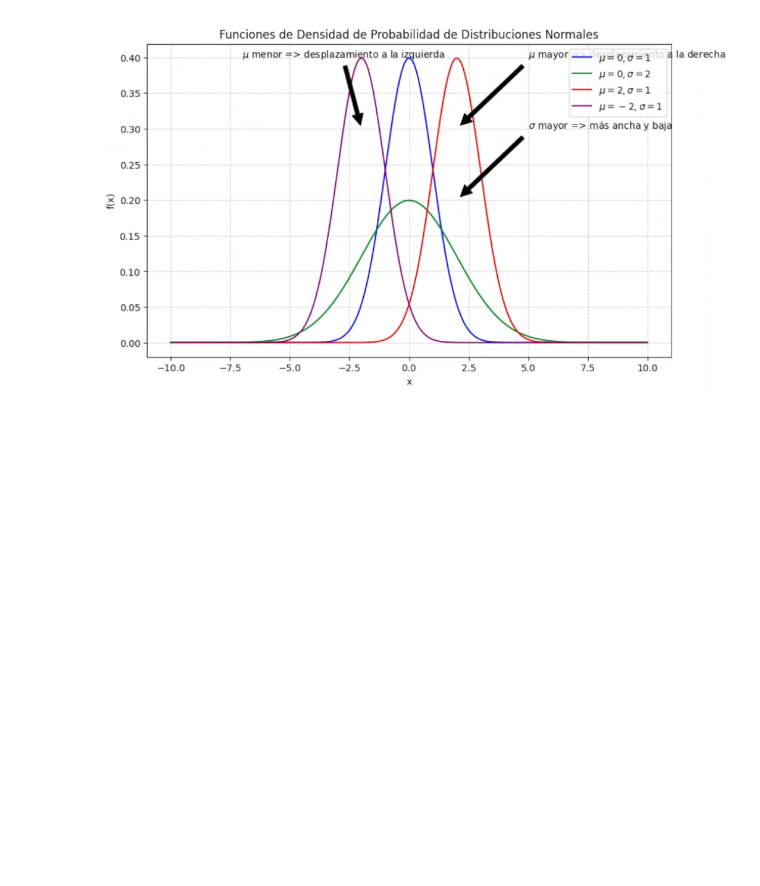
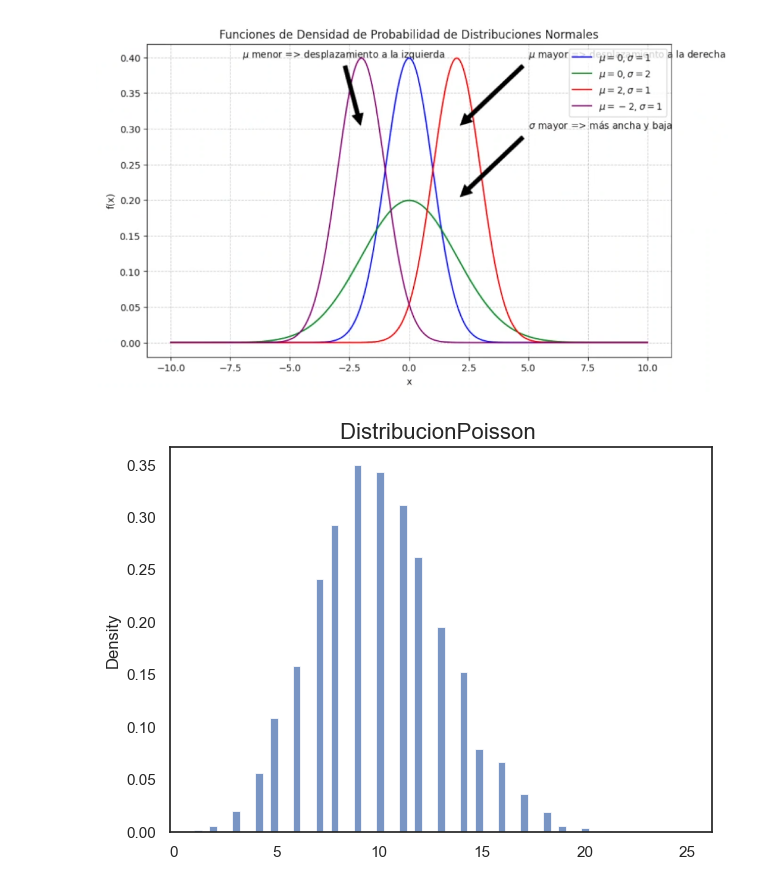
Before and after one commit to jorgeordovi/probability_distribution, a Jupyter notebook: proba_distibution.ipynb, the cells around one changed output. Cells and saved outputs as stored; diff of their text form; code cells hidden in the pictures; blank space fills up the shorter version.

```diff
--- a/proba_distibution.ipynb
+++ b/proba_distibution.ipynb
@@ -67,0 +70,6 @@ $$ P(X <= a) = \int^a_{-\infty}\frac{1}{\sigma\sqrt 2_\pi}e-\frac{(x-\mu)^2}{2\s
+# %%
+random_generator=np.random.default_rng()
+# %%
+lambds_value=10
+sample_size=10000
+random_poisson_data_10=random_generator.poisson(lam=lambds_value,size=sample_size)
@@ -67,0 +78,10 @@ $$ P(X <= a) = \int^a_{-\infty}\frac{1}{\sigma\sqrt 2_\pi}e-\frac{(x-\mu)^2}{2\s
+# %%
+def distribution_plotter(data,label,bins='auto'):
+    sns.set(rc={"figure.figsize":(7,5)})
+    sns.set_style("white")
+    dist=sns.histplot(data,bins=bins,stat='density',kde=False,line_kws={'linewidth':5},thresh=None)
+    dist.set_title('Distribucion' + label + ' ', fontsize=16)
+
+distribution_plotter(random_poisson_data_10, "Poisson")
+# %% [output]
+[figure, added]
```
Also changed, not shown: parts of 5 cells of this notebook, 1 other file.
